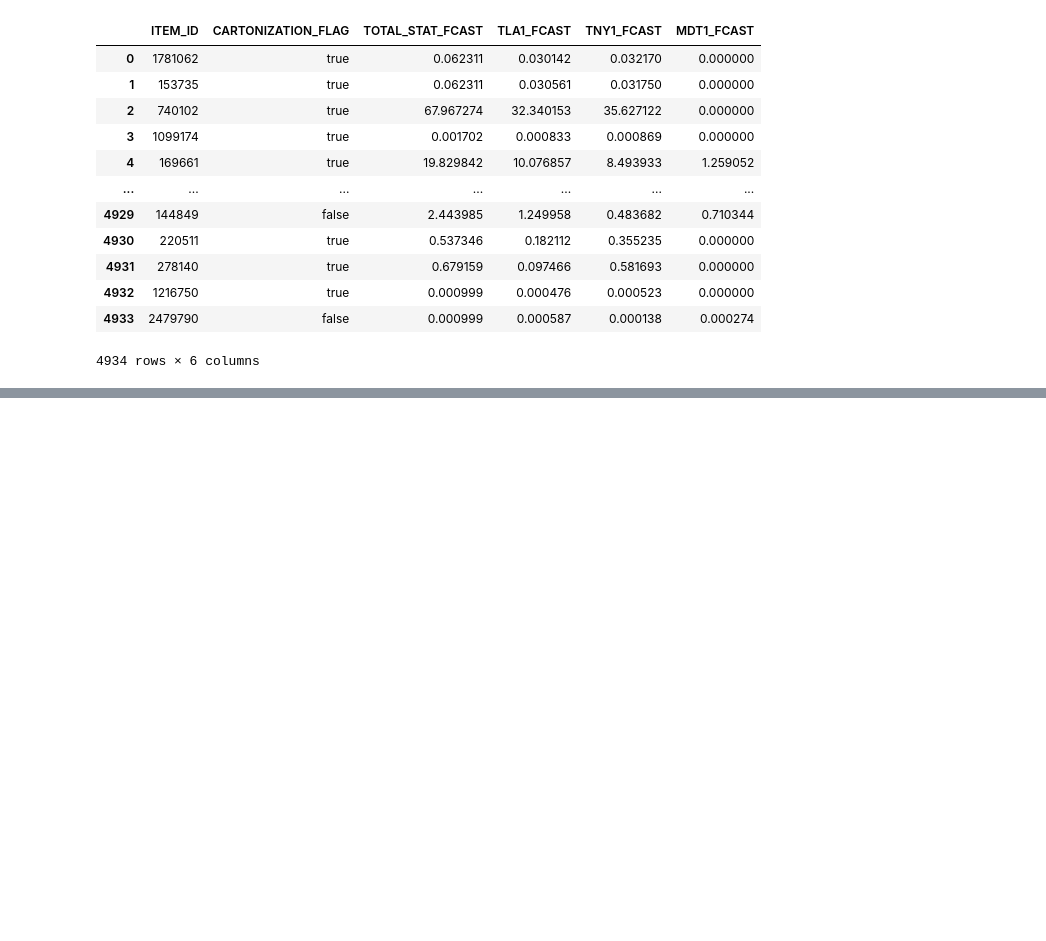
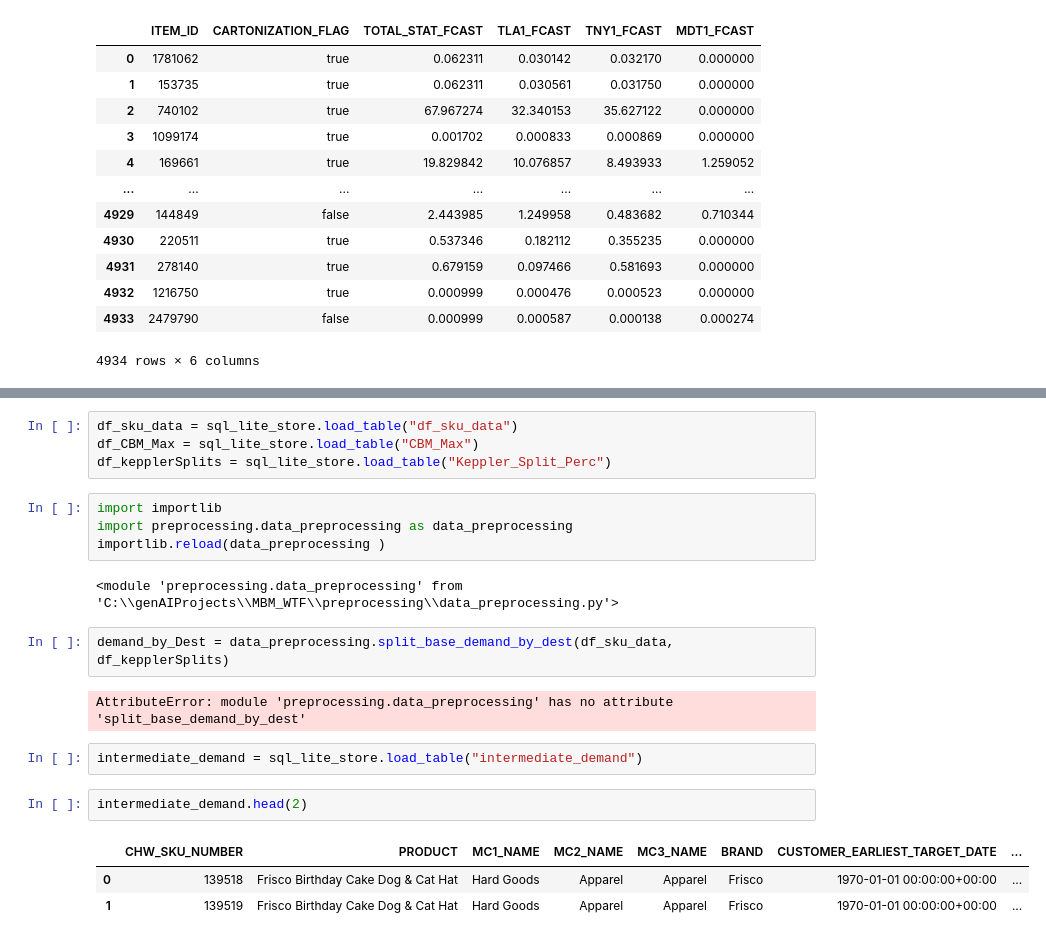
Before and after one commit to yyikyong-chwy/PLAMOS, a Jupyter notebook: workinprogress/working.ipynb, the cells around one changed output, grey strips where cells are left out. Cells and saved outputs as stored; diff of their text form; blank space fills up the shorter version.

```diff
--- a/workinprogress/working.ipynb
+++ b/workinprogress/working.ipynb
@@ -298,0 +314,22 @@ df_kepplerSplits1
+# %%
+df_sku_data = sql_lite_store.load_table("df_sku_data")
+df_CBM_Max = sql_lite_store.load_table("CBM_Max")
+df_kepplerSplits = sql_lite_store.load_table("Keppler_Split_Perc")
+# %%
+import importlib
+import preprocessing.data_preprocessing as data_preprocessing
+importlib.reload(data_preprocessing )
+# %% [output]
+<module 'preprocessing.data_preprocessing' from 'C:\\genAIProjects\\MBM_WTF\\preprocessing\\data_preprocessing.py'>
+# %%
+demand_by_Dest = data_preprocessing.split_base_demand_by_dest(df_sku_data, df_kepplerSplits)
+# %% [output]
+AttributeError: module 'preprocessing.data_preprocessing' has no attribute 'split_base_demand_by_dest'
+# %%
+intermediate_demand = sql_lite_store.load_table("intermediate_demand")
+# %%
+intermediate_demand.head(2)
+# %% [output]
+|  | CHW_SKU_NUMBER | PRODUCT | MC1_NAME | MC2_NAME | MC3_NAME | BRAND | CUSTOMER_EARLIEST_TARGET_DATE | ... |
+| 0 | 139518 | Frisco Birthday Cake Dog & Cat Hat | Hard Goods | Apparel | Apparel | Frisco | 1970-01-01 00:00:00+00:00 | ... |
+| 1 | 139519 | Frisco Birthday Cake Dog & Cat Hat | Hard Goods | Apparel | Apparel | Frisco | 1970-01-01 00:00:00+00:00 | ... |
```
Also changed, not shown: parts of 2 cells of this notebook, 9 other files.
